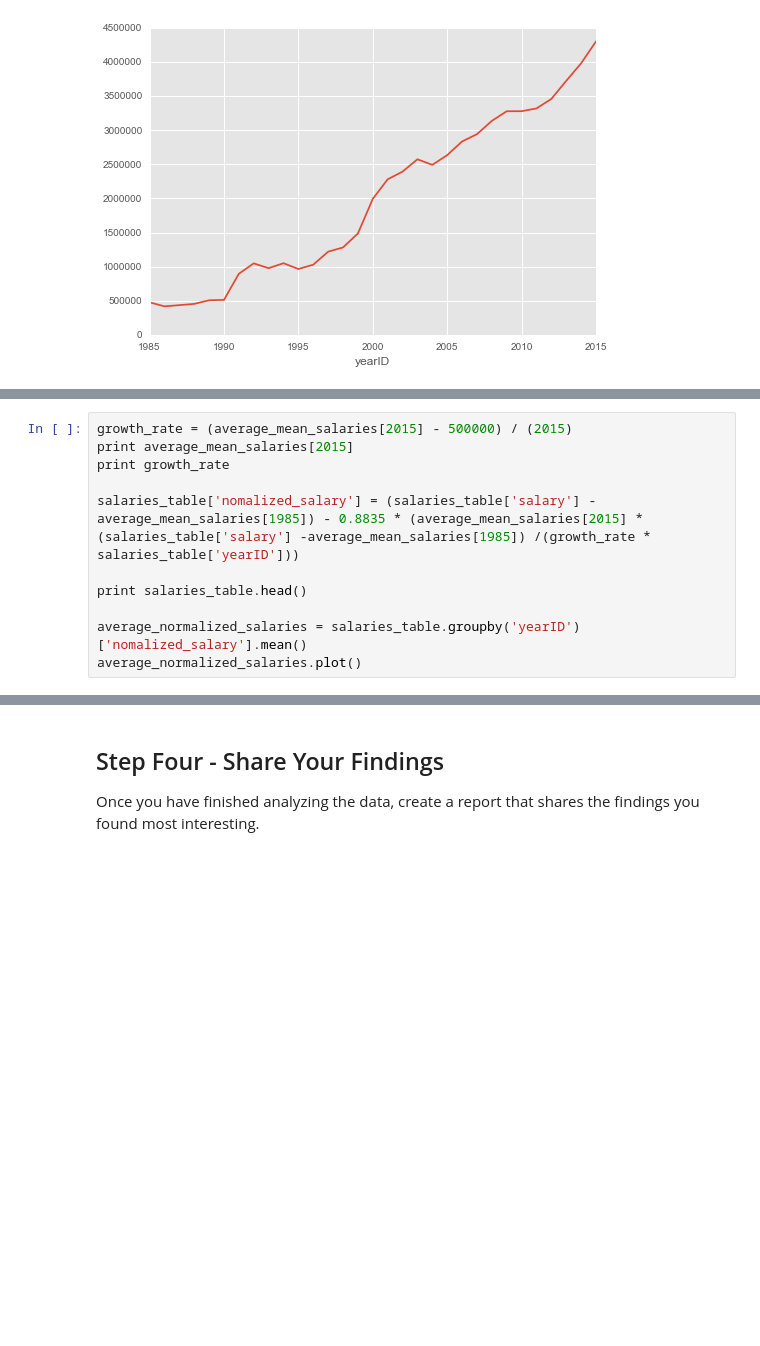
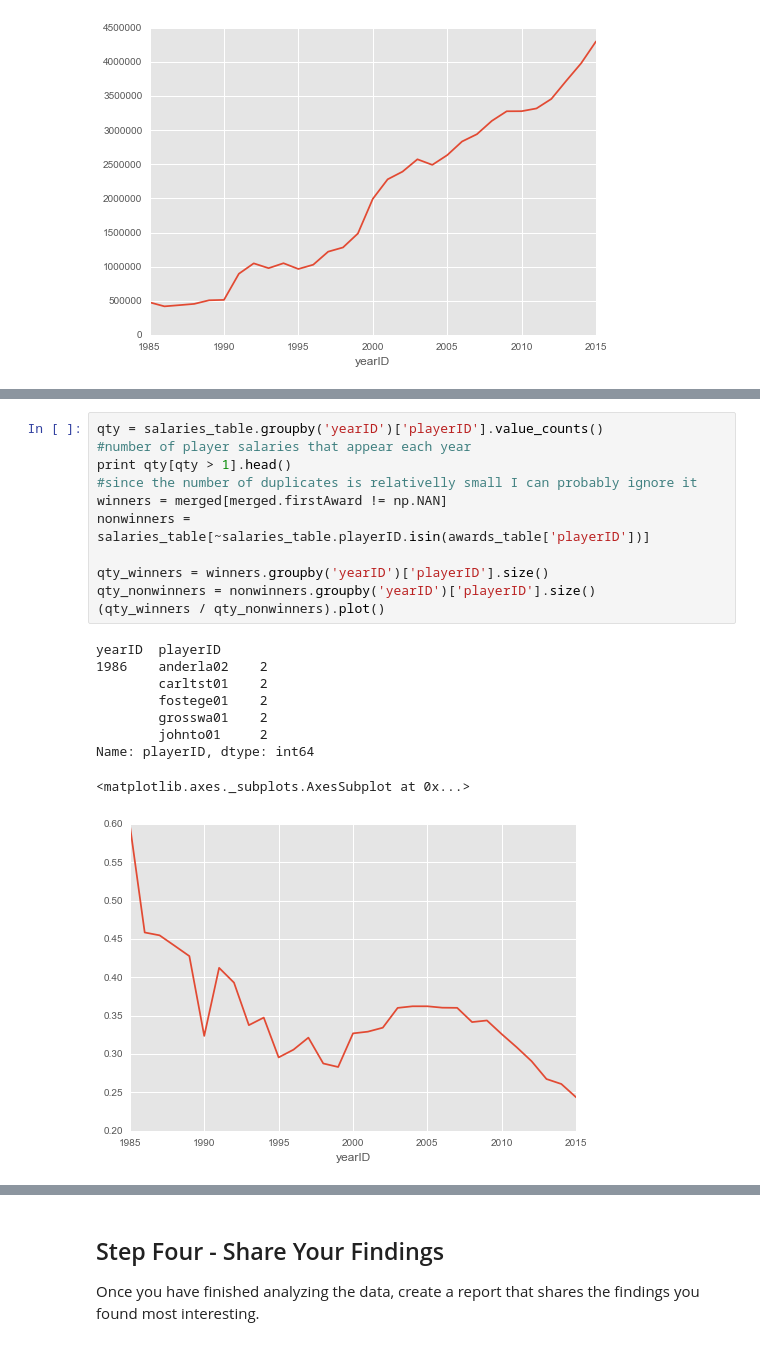
Before and after one commit to marceloslacerda/jupyter-notebooks, a Jupyter notebook: udacity-p2/Project 3 - stub.ipynb, the cells around one changed output, grey strips where cells are left out. Cells and saved outputs as stored; diff of their text form; blank space fills up the shorter version.

```diff
--- a/udacity-p2/Project 3 - stub.ipynb
+++ b/udacity-p2/Project 3 - stub.ipynb
@@ -312,11 +306,0 @@ Yep, the inflation is crazy. But I think I can aproximate it with a linear funct
-# %%
-growth_rate = (average_mean_salaries[2015] - 500000) / (2015)
-print average_mean_salaries[2015]
-print growth_rate
-
-salaries_table['nomalized_salary'] = (salaries_table['salary'] - average_mean_salaries[1985]) - 0.8835 * (average_mean_salaries[2015] * (salaries_table['salary'] -average_mean_salaries[1985]) /(growth_rate * salaries_table['yearID']))
-
-print salaries_table.head()
-
-average_normalized_salaries = salaries_table.groupby('yearID')['nomalized_salary'].mean()
-average_normalized_salaries.plot()
@@ -381,0 +326,21 @@ Is the salary after the award greater than the salary before the award?
+# %%
+qty = salaries_table.groupby('yearID')['playerID'].value_counts()
+#number of player salaries that appear each year
+print qty[qty > 1].head()
+#since the number of duplicates is relativelly small I can probably ignore it
+winners = merged[merged.firstAward != np.NAN]
+nonwinners = salaries_table[~salaries_table.playerID.isin(awards_table['playerID'])]
+
+qty_winners = winners.groupby('yearID')['playerID'].size()
+qty_nonwinners = nonwinners.groupby('yearID')['playerID'].size()
+(qty_winners / qty_nonwinners).plot()
+# %% [output]
+yearID  playerID
+1986    anderla02    2
+        carltst01    2
+        fostege01    2
+        grosswa01    2
+        johnto01     2
+Name: playerID, dtype: int64
+<matplotlib.axes._subplots.AxesSubplot at 0x...>
+[figure, added]
```
Also changed, not shown: parts of 13 cells of this notebook, 1 other file.
